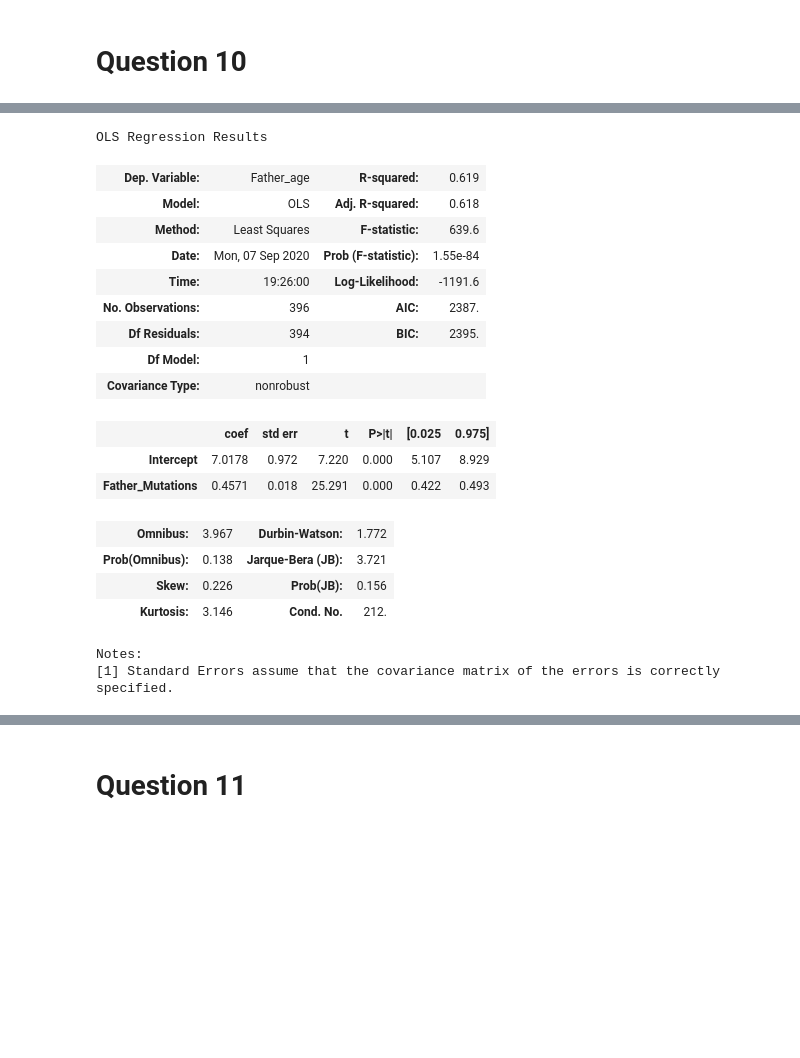
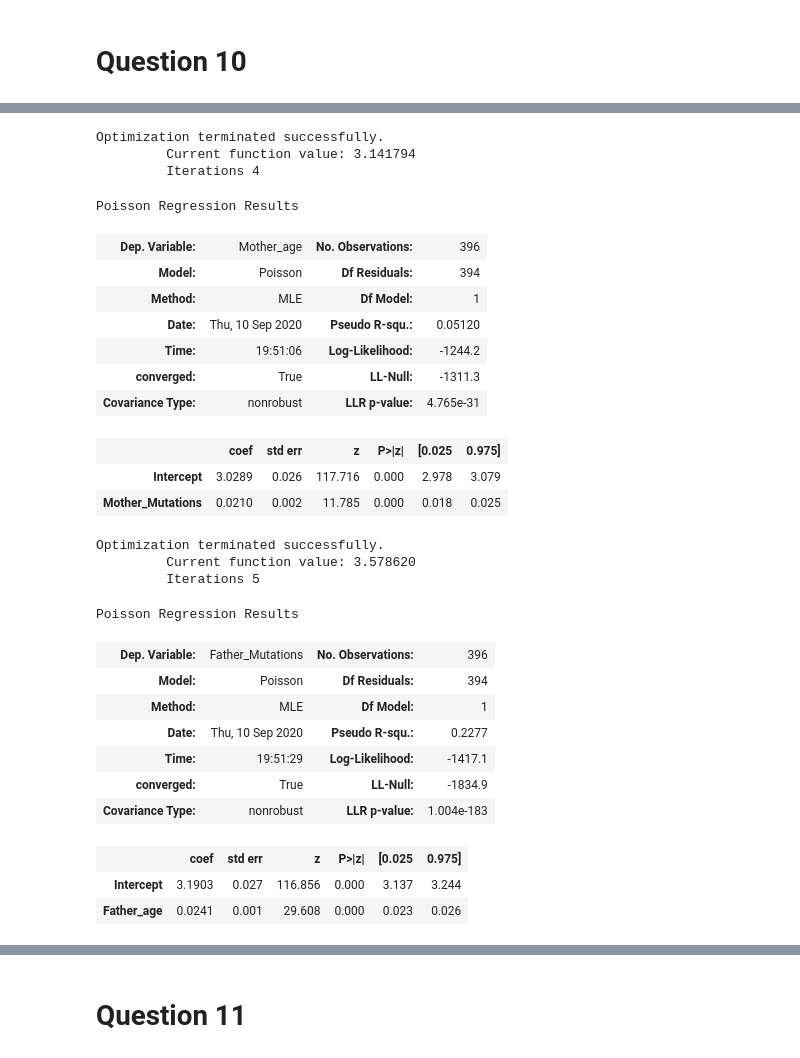
Before and after one commit to lpappal1/qbb2020-answers, a Jupyter notebook: Day5/Day5-lunch.ipynb, the cells around one changed output, grey strips where cells are left out. Cells and saved outputs as stored; diff of their text form; code cells hidden in the pictures; blank space fills up the shorter version.

Commit message:
That girl is Poissonnnn

```diff
--- a/Day5/Day5-lunch.ipynb
+++ b/Day5/Day5-lunch.ipynb
@@ -188,27 +196,41 @@ OLS Regression Results
 Notes:
 [1] Standard Errors assume that the covariance matrix of the errors is correctly specified.
 # %%
-smf.poisson(formula="Mother_age ~ Mother_Mutations", data = MUT)
+model = smf.poisson(formula="Mother_age ~ Mother_Mutations", data = MUT)
 results = model.fit()
 results.summary()
 # %% [output]
-OLS Regression Results
+Optimization terminated successfully.
+         Current function value: 3.141794
+         Iterations 4
+Poisson Regression Results
-| Dep. Variable: | Father_age | R-squared: | 0.619 |
-| Model: | OLS | Adj. R-squared: | 0.618 |
-| Method: | Least Squares | F-statistic: | 639.6 |
-| Date: | Mon, 07 Sep 2020 | Prob (F-statistic): | 1.55e-84 |
-| Time: | 19:26:00 | Log-Likelihood: | -1191.6 |
-| No. Observations: | 396 | AIC: | 2387. |
-| Df Residuals: | 394 | BIC: | 2395. |
-| Df Model: | 1 |  |  |
-| Covariance Type: | nonrobust |  |  |
+| Dep. Variable: | Mother_age | No. Observations: | 396 |
+| Model: | Poisson | Df Residuals: | 394 |
+| Method: | MLE | Df Model: | 1 |
+| Date: | Thu, 10 Sep 2020 | Pseudo R-squ.: | 0.05120 |
+| Time: | 19:51:06 | Log-Likelihood: | -1244.2 |
+| converged: | True | LL-Null: | -1311.3 |
+| Covariance Type: | nonrobust | LLR p-value: | 4.765e-31 |
-|  | coef | std err | t | P>|t| | [0.025 | 0.975] |
-| Intercept | 7.0178 | 0.972 | 7.220 | 0.000 | 5.107 | 8.929 |
-| Father_Mutations | 0.4571 | 0.018 | 25.291 | 0.000 | 0.422 | 0.493 |
+|  | coef | std err | z | P>|z| | [0.025 | 0.975] |
+| Intercept | 3.0289 | 0.026 | 117.716 | 0.000 | 2.978 | 3.079 |
+| Mother_Mutations | 0.0210 | 0.002 | 11.785 | 0.000 | 0.018 | 0.025 |
-| Omnibus: | 3.967 | Durbin-Watson: | 1.772 |
-| Prob(Omnibus): | 0.138 | Jarque-Bera (JB): | 3.721 |
-| Skew: | 0.226 | Prob(JB): | 0.156 |
-| Kurtosis: | 3.146 | Cond. No. | 212. |
-Notes:
-[1] Standard Errors assume that the covariance matrix of the errors is correctly specified.
+# %%
+model = smf.poisson(formula="Father_Mutations ~ 1 + Father_age", data = MUT)
+results = model.fit()
+results.summary()
+# %% [output]
+Optimization terminated successfully.
+         Current function value: 3.578620
+         Iterations 5
+Poisson Regression Results
+| Dep. Variable: | Father_Mutations | No. Observations: | 396 |
+| Model: | Poisson | Df Residuals: | 394 |
+| Method: | MLE | Df Model: | 1 |
+| Date: | Thu, 10 Sep 2020 | Pseudo R-squ.: | 0.2277 |
+| Time: | 19:51:29 | Log-Likelihood: | -1417.1 |
+| converged: | True | LL-Null: | -1834.9 |
+| Covariance Type: | nonrobust | LLR p-value: | 1.004e-183 |
+|  | coef | std err | z | P>|z| | [0.025 | 0.975] |
+| Intercept | 3.1903 | 0.027 | 116.856 | 0.000 | 3.137 | 3.244 |
+| Father_age | 0.0241 | 0.001 | 29.608 | 0.000 | 0.023 | 0.026 |
 # %%
```
Also changed, not shown: parts of 10 cells of this notebook.
